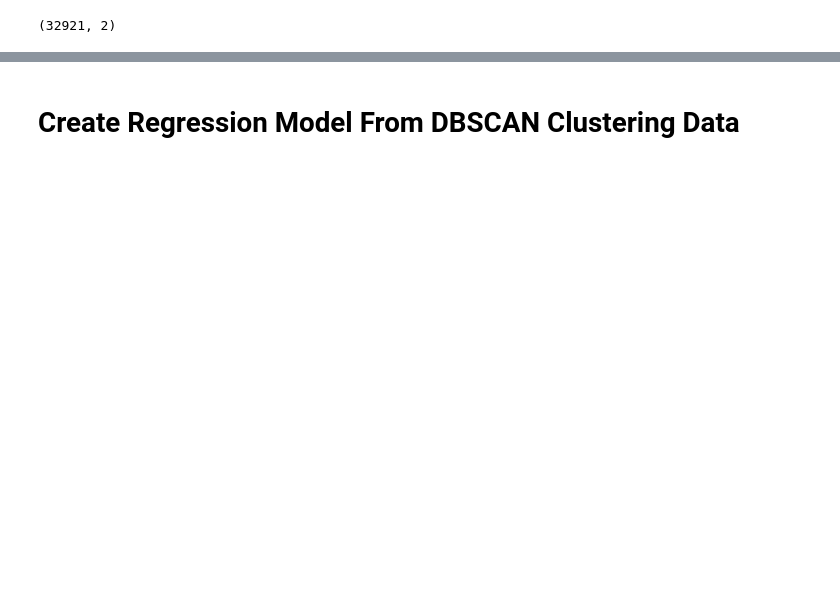
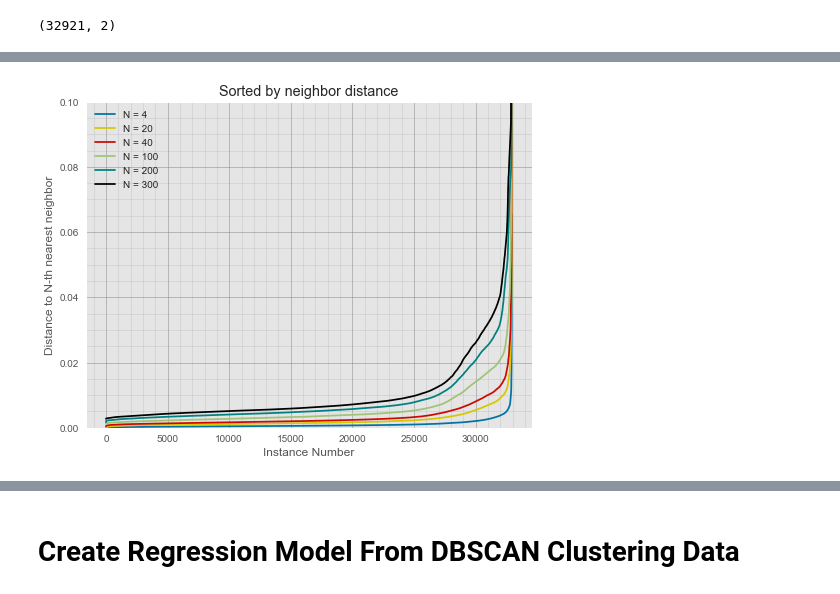
Before and after one commit to rickfontenot/airbnb, a Jupyter notebook: Lab3/Working/lab3_Puri2.ipynb, the cells around one changed output, grey strips where cells are left out. Cells and saved outputs as stored; diff of their text form; code cells hidden in the pictures; blank space fills up the shorter version.

```diff
--- a/Lab3/Working/lab3_Puri2.ipynb
+++ b/Lab3/Working/lab3_Puri2.ipynb
@@ -704,7 +701,0 @@ LatLong.shape
-# %%
-#Scale LatLong Dataset for DBSCAN uses
-from sklearn.preprocessing import StandardScaler
-std = StandardScaler()
-
-std.fit(LatLong) # only std.fit on train set
-LatLong_std = std.transform(LatLong)
@@ -1052,0 +746,85 @@ geo_df.plot(ax=ax, column='cluster', cmap='tab20', zorder=1)
+# %%
+# lets first look at the connectivity of the graphs and distance to the nearest neighbors
+from sklearn.neighbors import kneighbors_graph
+
+#=======================================================
+# CHANGE THESE VALUES TO ADJUST MINPTS FOR EACH DATASET
+X2_N = 4
+X3_N = 20
+X4_N = 40
+X5_N = 100
+X6_N = 200
+X7_N = 300
+#=======================================================
+
+# create connectivity graphs before calcualting the hierarchy
+X2_knn_graph = kneighbors_graph(LatLong, X2_N, mode='distance') # calculate distance to four nearest neighbors
+X3_knn_graph = kneighbors_graph(LatLong, X3_N, mode='distance')
+X4_knn_graph = kneighbors_graph(LatLong, X4_N, mode='distance')
+X5_knn_graph = kneighbors_graph(LatLong, X5_N, mode='distance')
+X6_knn_graph = kneighbors_graph(LatLong, X6_N, mode='distance')
+X7_knn_graph = kneighbors_graph(LatLong, X7_N, mode='distance')
+
+N2 = X2_knn_graph.shape[0]
+X2_4nn_distances = np.zeros((N2,1))
+for i in range(N2):
+    X2_4nn_distances[i] = X2_knn_graph[i,:].max()
+
+X2_4nn_distances = np.sort(X2_4nn_distances, axis=0)
+
+N3 = X3_knn_graph.shape[0]
+X3_4nn_distances = np.zeros((N3,1))
+for i in range(N2):
+    X3_4nn_distances[i] = X3_knn_graph[i,:].max()
+
+X3_4nn_distances = np.sort(X3_4nn_distances, axis=0)
+
+N4 = X4_knn_graph.shape[0]
+X4_4nn_distances = np.zeros((N4,1))
+for i in range(N2):
+    X4_4nn_distances[i] = X4_knn_graph[i,:].max()
+
+X4_4nn_distances = np.sort(X4_4nn_distances, axis=0)
+
+N5 = X5_knn_graph.shape[0]
+X5_4nn_distances = np.zeros((N4,1))
+for i in range(N2):
+    X5_4nn_distances[i] = X5_knn_graph[i,:].max()
+
+X5_4nn_distances = np.sort(X5_4nn_distances, axis=0)
+
+N6 = X6_knn_graph.shape[0]
+X6_4nn_distances = np.zeros((N4,1))
+for i in range(N2):
+    X6_4nn_distances[i] = X6_knn_graph[i,:].max()
+
+X6_4nn_distances = np.sort(X6_4nn_distances, axis=0)
+
+N7 = X7_knn_graph.shape[0]
+X7_4nn_distances = np.zeros((N4,1))
+for i in range(N2):
+    X7_4nn_distances[i] = X7_knn_graph[i,:].max()
+
+X7_4nn_distances = np.sort(X7_4nn_distances, axis=0)
+
+plt.figure(figsize=(8,6))
+plt.plot(range(N2), X2_4nn_distances, 'b', markersize=2, label='N = %d' %X2_N) #plot the data
+plt.plot(range(N2), X3_4nn_distances, 'y', markersize=2, label='N = %d' %X3_N) #plot the data
+plt.plot(range(N2), X4_4nn_distances, 'r', markersize=2, label='N = %d' %X4_N) #plot the data
+plt.plot(range(N2), X5_4nn_distances, 'g', markersize=2, label='N = %d' %X5_N) #plot the data
+plt.plot(range(N2), X6_4nn_distances, 'teal', markersize=2, label='N = %d' %X6_N) #plot the data
+plt.plot(range(N2), X7_4nn_distances, 'black', markersize=2, label='N = %d' %X7_N) #plot the data
+plt.title('Sorted by neighbor distance')
+plt.xlabel('Instance Number')
+plt.ylabel('Distance to N-th nearest neighbor')
+plt.ylim(0,.1)
+# Show the major grid lines with dark grey lines
+plt.grid(b=True, which='major', color='#888888', linestyle='-', alpha=0.5)
+# Show the minor grid lines with very faint and almost transparent grey lines
+plt.minorticks_on()
+plt.grid(b=True, which='minor', color='#999999', linestyle='-', alpha=0.2)
+plt.legend(ncol=1)
+
+plt.show()
+# %% [output]
+[figure, added]
```
Also changed, not shown: parts of 44 cells of this notebook, 1 other file.
